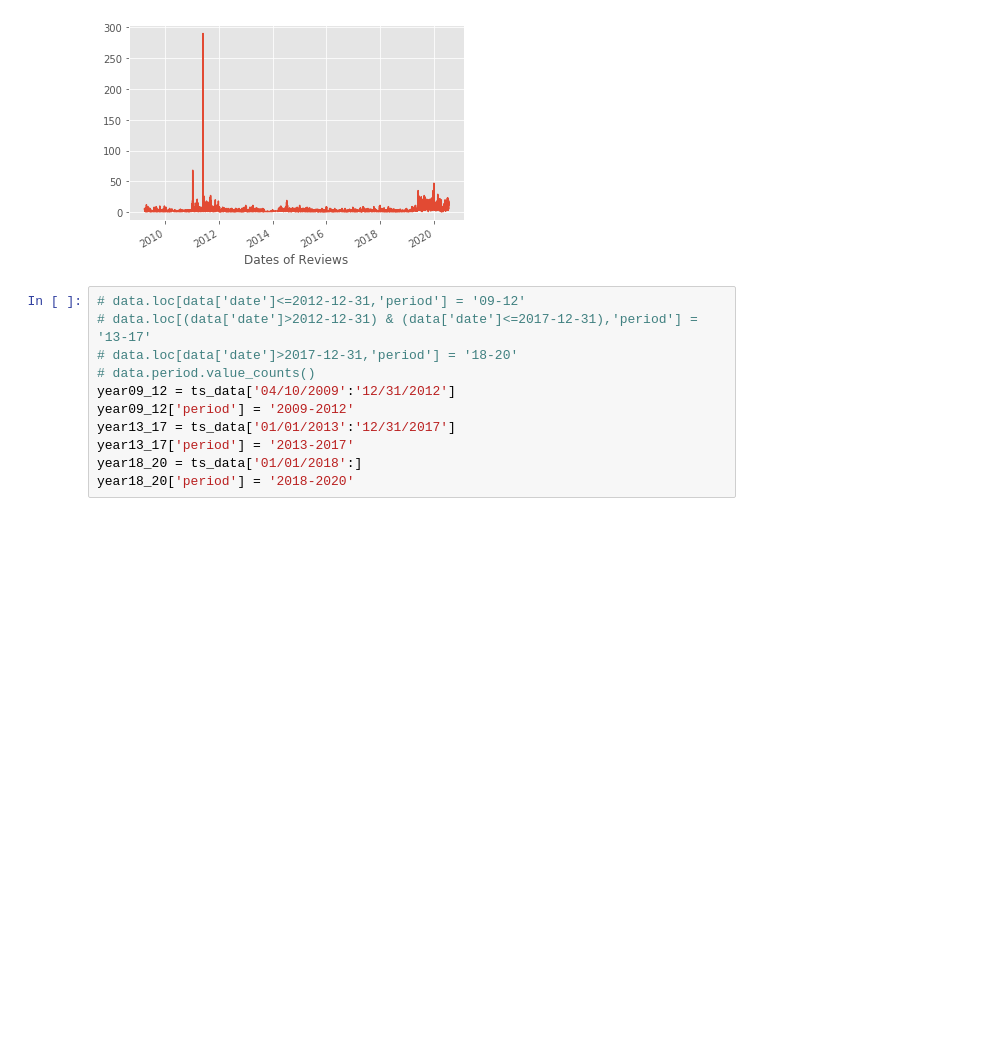
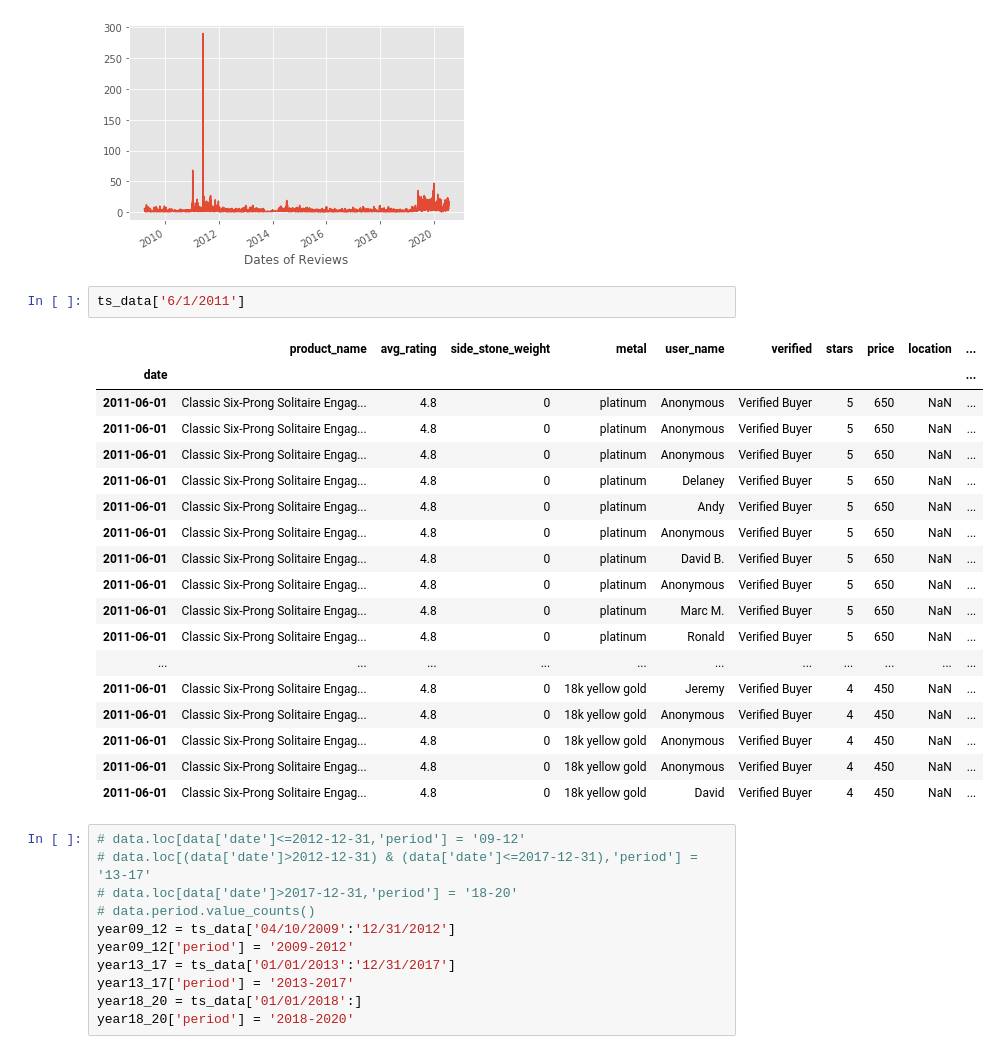
Before and after one commit to chuntao20/python_webscrap_project, a Jupyter notebook: BlueNile_data_analysis.ipynb, the cells around one changed output. Saved outputs shown, nothing was run; the diff lists cells and outputs as text; blank space fills up the shorter version.

```diff
--- a/BlueNile_data_analysis.ipynb
+++ b/BlueNile_data_analysis.ipynb
@@ -467,6 +471,27 @@ plt.xlabel('Dates of Reviews')
 # %% [output]
 Text(0.5, 0, 'Dates of Reviews')
 [figure]
+# %%
+ts_data['6/1/2011']
+# %% [output]
+|  | product_name | avg_rating | side_stone_weight | metal | user_name | verified | stars | price | location | ... |
+| date |  |  |  |  |  |  |  |  |  | ... |
+| 2011-06-01 | Classic Six-Prong Solitaire Engag... | 4.8 | 0 | platinum | Anonymous | Verified Buyer | 5 | 650 | NaN | ... |
+| 2011-06-01 | Classic Six-Prong Solitaire Engag... | 4.8 | 0 | platinum | Anonymous | Verified Buyer | 5 | 650 | NaN | ... |
+| 2011-06-01 | Classic Six-Prong Solitaire Engag... | 4.8 | 0 | platinum | Anonymous | Verified Buyer | 5 | 650 | NaN | ... |
+| 2011-06-01 | Classic Six-Prong Solitaire Engag... | 4.8 | 0 | platinum | Delaney | Verified Buyer | 5 | 650 | NaN | ... |
+| 2011-06-01 | Classic Six-Prong Solitaire Engag... | 4.8 | 0 | platinum | Andy | Verified Buyer | 5 | 650 | NaN | ... |
+| 2011-06-01 | Classic Six-Prong Solitaire Engag... | 4.8 | 0 | platinum | Anonymous | Verified Buyer | 5 | 650 | NaN | ... |
+| 2011-06-01 | Classic Six-Prong Solitaire Engag... | 4.8 | 0 | platinum | David B. | Verified Buyer | 5 | 650 | NaN | ... |
+| 2011-06-01 | Classic Six-Prong Solitaire Engag... | 4.8 | 0 | platinum | Anonymous | Verified Buyer | 5 | 650 | NaN | ... |
+| 2011-06-01 | Classic Six-Prong Solitaire Engag... | 4.8 | 0 | platinum | Marc M. | Verified Buyer | 5 | 650 | NaN | ... |
+| 2011-06-01 | Classic Six-Prong Solitaire Engag... | 4.8 | 0 | platinum | Ronald | Verified Buyer | 5 | 650 | NaN | ... |
+| ... | ... | ... | ... | ... | ... | ... | ... | ... | ... | ... |
+| 2011-06-01 | Classic Six-Prong Solitaire Engag... | 4.8 | 0 | 18k yellow gold | Jeremy | Verified Buyer | 4 | 450 | NaN | ... |
+| 2011-06-01 | Classic Six-Prong Solitaire Engag... | 4.8 | 0 | 18k yellow gold | Anonymous | Verified Buyer | 4 | 450 | NaN | ... |
+| 2011-06-01 | Classic Six-Prong Solitaire Engag... | 4.8 | 0 | 18k yellow gold | Anonymous | Verified Buyer | 4 | 450 | NaN | ... |
+| 2011-06-01 | Classic Six-Prong Solitaire Engag... | 4.8 | 0 | 18k yellow gold | Anonymous | Verified Buyer | 4 | 450 | NaN | ... |
+| 2011-06-01 | Classic Six-Prong Solitaire Engag... | 4.8 | 0 | 18k yellow gold | David | Verified Buyer | 4 | 450 | NaN | ... |
 # %%
 # data.loc[data['date']<=2012-12-31,'period'] = '09-12'
 # data.loc[(data['date']>2012-12-31) & (data['date']<=2017-12-31),'period'] = '13-17'
```
Also changed, not shown: parts of 2 cells of this notebook.
